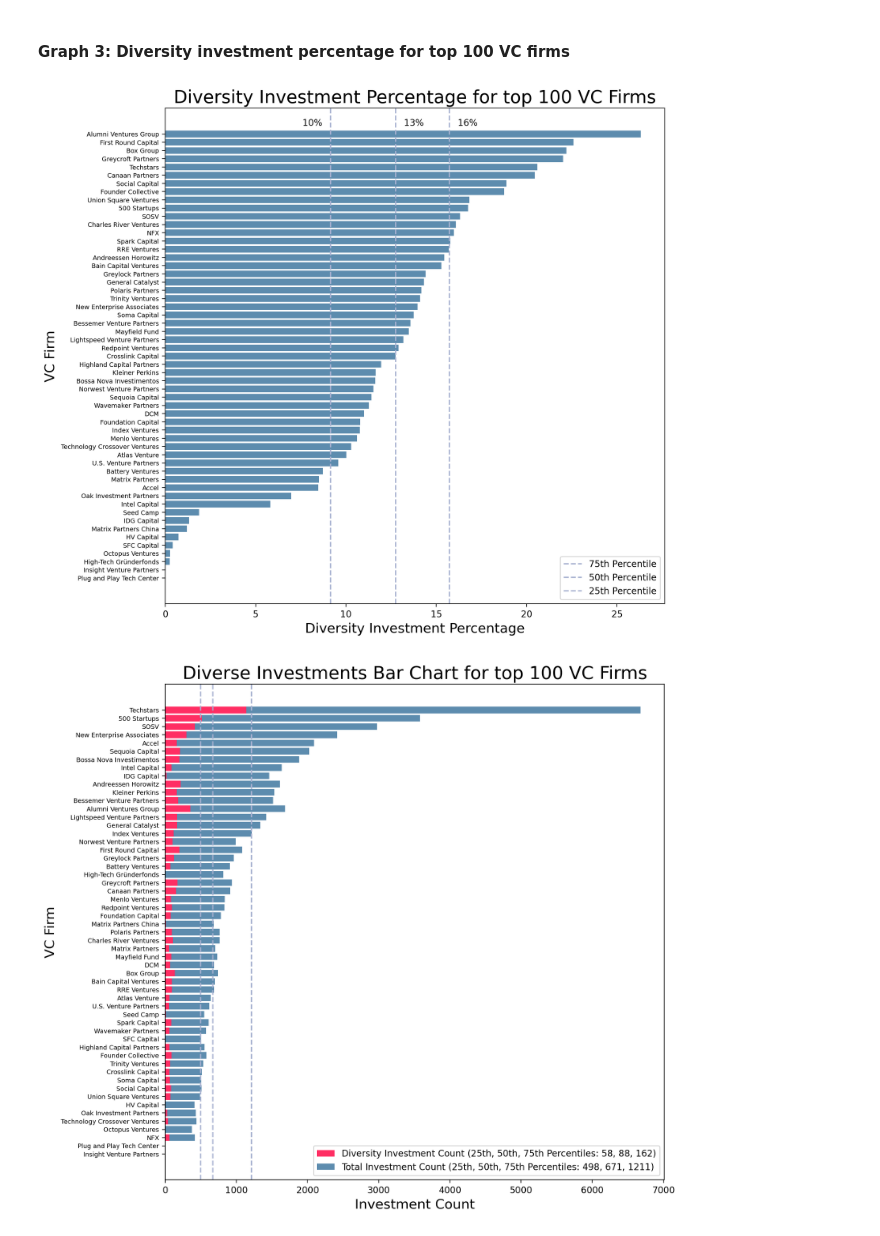
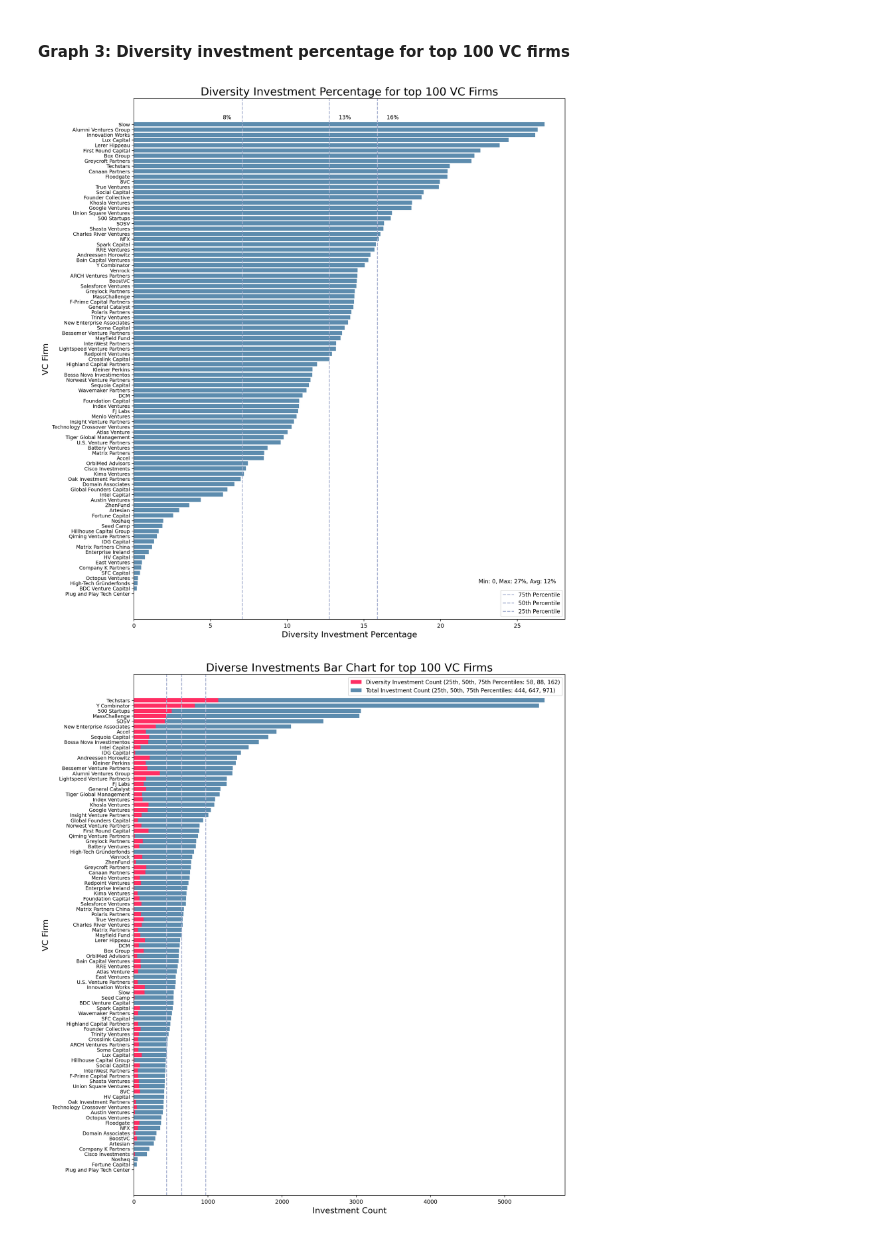
Before and after one commit to Yer1k/Diverse_Led_Funds, a Jupyter notebook: 10_code/Graphs.ipynb, the cells around one changed output. Drawn from its saved outputs; the diff is of its cells as text; code cells hidden in the pictures.

```diff
--- a/10_code/Graphs.ipynb
+++ b/10_code/Graphs.ipynb
@@ -31,6 +32,9 @@ df["DIP: Diversity Investment Percentage"] = (
     .str.replace("%", "")
     .astype(float)
 )
+# %%
+# drop if DIP: Diversity Investment Percentage is NaN
+df = df[~df["DIP: Diversity Investment Percentage"].isna()]
 # %% [markdown]
 ### Create Graphs
 # %% [markdown]
@@ -165,10 +166,10 @@ df_sorted_dip = df.sort_values(
     by="DIP: Diversity Investment Percentage", ascending=False
 )
 # drop nan
-df_sorted_dip.dropna(inplace=True)
+# df_sorted_dip.dropna(inplace=True)
 # %%
 # create a bar chart of diversity investment percentage
-fig, ax = plt.subplots(figsize=(10, 10))
+fig, ax = plt.subplots(figsize=(14, 17))
 ax.barh(
     df_sorted_dip["VC Firm"],
     df_sorted_dip["DIP: Diversity Investment Percentage"],
@@ -179,7 +180,7 @@ ax.set_title(
 )
 ax.set_ylabel("VC Firm", fontsize=15)
 ax.set_xlabel("Diversity Investment Percentage", fontsize=15)
-ax.tick_params(axis="y", labelsize=7)
+ax.tick_params(axis="y", labelsize=9)
 pv_75 = np.percentile(
     df_sorted_dip["DIP: Diversity Investment Percentage"], 75
 )
@@ -187,34 +188,35 @@ pv_50 = np.percentile(
     df_sorted_dip["DIP: Diversity Investment Percentage"], 50
 )
 pv_25 = np.percentile(
     df_sorted_dip["DIP: Diversity Investment Percentage"], 25
 )
 ax.axvline(pv_75, color="#A8B2D1", linestyle="--", label="75th Percentile")
 ax.annotate(
     str(int(pv_75 + 1)) + "%",
     xy=(pv_75 + 1, -1),
     ha="center",
     annotation_clip=False,
 )
 ax.axvline(pv_50, color="#A8B2D1", linestyle="--", label="50th Percentile")
 ax.annotate(
     str(int(pv_50) + 1) + "%",
     xy=(pv_50 + 1, -1),
     ha="center",
     annotation_clip=False,
 )
 ax.axvline(pv_25, color="#A8B2D1", linestyle="--", label="25th Percentile")
 ax.annotate(
     str(int(pv_25) + 1) + "%",
     xy=(pv_25 - 1, -1),
     ha="center",
     annotation_clip=False,
 )
+ax.annotate("Min: 0, Max: 27%, Avg: 12%", xy=(25, 88), ha="center")
 ax.legend()
 plt.gca().invert_yaxis()
 plt.show()
 # %% [output]
-[figure, old version]
+[figure, new version]
 # %%
 # save the figure
 fig.savefig(
@@ -225,7 +232,7 @@ fig.savefig(
 # %%
 # combine all three charts
 # width = 0.3
-fig, ax = plt.subplots(figsize=(10, 10))
+fig, ax = plt.subplots(figsize=(14, 17))
 
 ax.barh(
     df_sorted["VC Firm"],
@@ -234,18 +241,18 @@ ax.barh(
 )
 ax.barh(
     df_sorted["VC Firm"],
-    df_sorted["Total Investment Count"],
+    df_sorted["Nondiversity Investment Count"],
     color="#5D8CAE",
     left=df_sorted["Diversity Investment Count"],
 )
 ax.set_title("Diverse Investments Bar Chart for top 100 VC Firms", fontsize=20)
 ax.set_ylabel("VC Firm", fontsize=15)
 ax.set_xlabel("Investment Count", fontsize=15)
-ax.tick_params(axis="y", labelsize=7)
+ax.tick_params(axis="y", labelsize=9)
 ax.legend(
     [
         "Diversity Investment Count (25th, 50th, 75th Percentiles: 58, 88, 162)",
-        "Total Investment Count (25th, 50th, 75th Percentiles: 498, 671, 1211)",
+        "Total Investment Count (25th, 50th, 75th Percentiles: 444, 647, 971)",
     ]
 )
 pv_75 = np.percentile(df_sorted["Total Investment Count"], 75)
@@ -265,7 +272,7 @@ ax.axvline(pv_25, color="#A8B2D1", linestyle="--")
 plt.gca().invert_yaxis()
 plt.show()
 # %% [output]
-[figure, old version]
+[figure, new version]
 # %%
 # save the figure
 fig.savefig(
```
Also changed, not shown: parts of 12 cells of this notebook, 4 other files.
